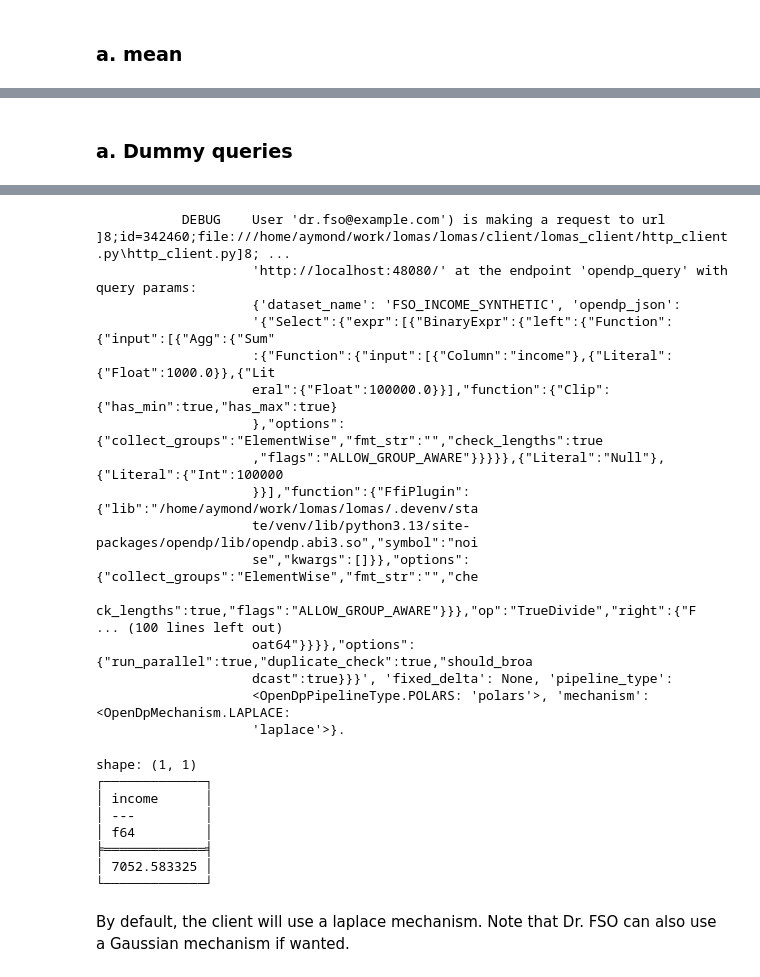
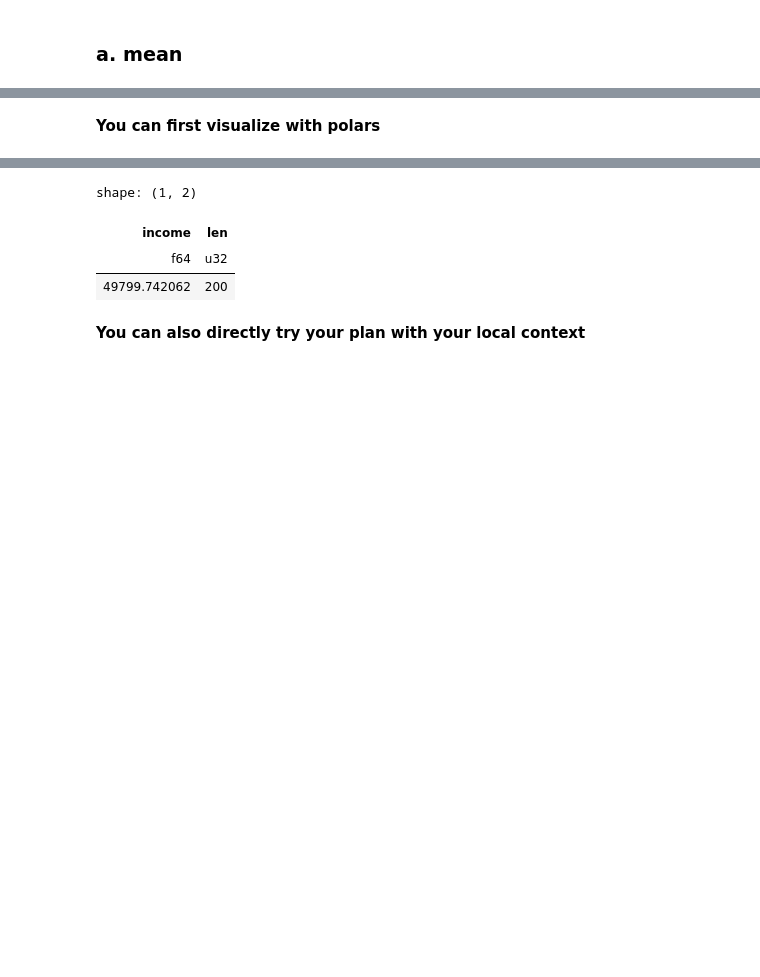
Before and after one commit to dscc-admin-ch/lomas, a Jupyter notebook: client/notebooks/Demo_Client_Notebook_OpenDP_Polars.ipynb, the cells around one changed output, grey strips where cells are left out. Drawn from its saved outputs; the diff is of its cells as text; code cells hidden in the pictures; blank space fills up the shorter version.

Commit message:
Fix client notebooks, fix requirements file

```diff
--- a/client/notebooks/Demo_Client_Notebook_OpenDP_Polars.ipynb
+++ b/client/notebooks/Demo_Client_Notebook_OpenDP_Polars.ipynb
@@ -167,7 +151,9 @@ plan = dummy_lf.select(
 # %% [markdown]
-### a. Dummy queries
+**You can first visualize with polars**
 # %%
-res = client.opendp.query(plan, dummy = False, nb_rows = NB_ROWS, seed=SEED)
-
-print(res.result.value)
+# same query written only with polars on the local dummy lazyframe
+plan_polars = (dummy_lf.select(
+    pl.col("income").mean(), pl.len()
+)).collect()
+plan_polars
 # %% [output]
@@ -174,28 +161,7 @@ print(res.result.value)
-           DEBUG    User 'dr.fso@example.com') is making a request to url                         ]8;id=342460;file:///home/aymond/work/lomas/lomas/client/lomas_client/http_client.py\http_client.py]8; ...
-                    'http://localhost:48080/' at the endpoint 'opendp_query' with query params:
-                    {'dataset_name': 'FSO_INCOME_SYNTHETIC', 'opendp_json':
-                    '{"Select":{"expr":[{"BinaryExpr":{"left":{"Function":{"input":[{"Agg":{"Sum"
-                    :{"Function":{"input":[{"Column":"income"},{"Literal":{"Float":1000.0}},{"Lit
-                    eral":{"Float":100000.0}}],"function":{"Clip":{"has_min":true,"has_max":true}
-                    },"options":{"collect_groups":"ElementWise","fmt_str":"","check_lengths":true
-                    ,"flags":"ALLOW_GROUP_AWARE"}}}}},{"Literal":"Null"},{"Literal":{"Int":100000
-                    }}],"function":{"FfiPlugin":{"lib":"/home/aymond/work/lomas/lomas/.devenv/sta
-                    te/venv/lib/python3.13/site-packages/opendp/lib/opendp.abi3.so","symbol":"noi
-                    se","kwargs":[]}},"options":{"collect_groups":"ElementWise","fmt_str":"","che
-                    ck_lengths":true,"flags":"ALLOW_GROUP_AWARE"}}},"op":"TrueDivide","right":{"F
-... (100 lines left out)
-                    oat64"}}}},"options":{"run_parallel":true,"duplicate_check":true,"should_broa
-                    dcast":true}}}', 'fixed_delta': None, 'pipeline_type':
-                    <OpenDpPipelineType.POLARS: 'polars'>, 'mechanism': <OpenDpMechanism.LAPLACE:
-                    'laplace'>}.
+shape: (1, 2)
-shape: (1, 1)
-┌─────────────┐
-│ income      │
-│ ---         │
-│ f64         │
-╞═════════════╡
-│ 7052.583325 │
-└─────────────┘
+| income | len |
+| f64 | u32 |
+| 49799.742062 | 200 |
 # %% [markdown]
-By default, the client will use a laplace mechanism. Note that Dr. FSO can also use a Gaussian mechanism if wanted.
+**You can also directly try your plan with your local context**
 # %%
```
Also changed, not shown: parts of 85 cells of this notebook, 3 other files.
